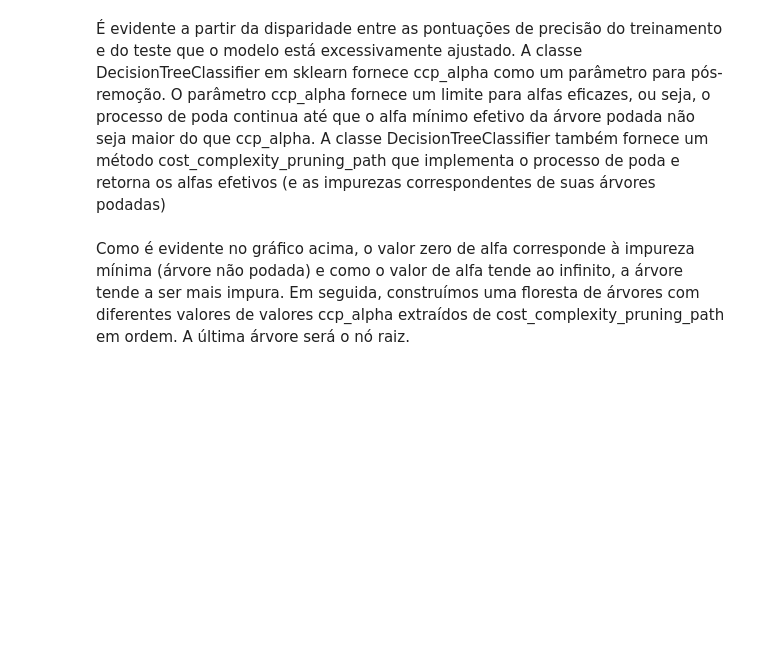
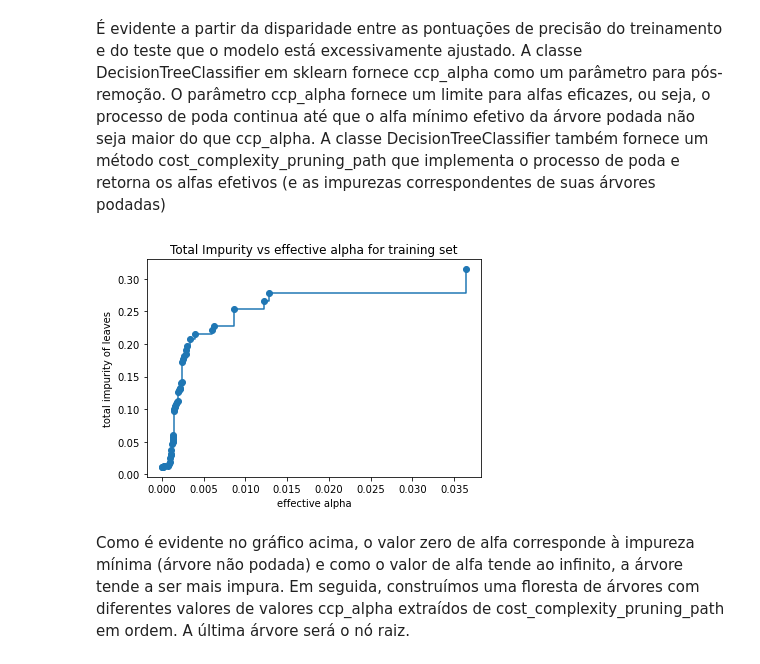
Before and after one commit to brondevitor/Python_Jorney, a Jupyter notebook: Regularização/Regularização II.ipynb, the cells around one changed output. Cells and saved outputs as stored; diff of their text form; code cells hidden in the pictures; blank space fills up the shorter version.

```diff
--- a/Regularização/Regularização II.ipynb
+++ b/Regularização/Regularização II.ipynb
@@ -92,6 +92,18 @@ Test Accuracy:  0.7761194029850746
 # %% [markdown]
 É evidente a partir da disparidade entre as pontuações de precisão do treinamento e do teste que o modelo está excessivamente ajustado.
 A classe DecisionTreeClassifier em sklearn fornece ccp_alpha como um parâmetro para pós-remoção. O parâmetro ccp_alpha fornece um limite para alfas eficazes, ou seja, o processo de poda continua até que o alfa mínimo efetivo da árvore podada não seja maior do que ccp_alpha. A classe DecisionTreeClassifier também fornece um método cost_complexity_pruning_path que implementa o processo de poda e retorna os alfas efetivos (e as impurezas correspondentes de suas árvores podadas)
+# %%
+path=DecisionTreeClassifier(random_state=1).cost_complexity_pruning_path(X_train, y_train)
+ccp_alphas, impurities = path.ccp_alphas, path.impurities
+# %%
+fig, ax = plt.subplots()
+ax.plot(ccp_alphas[:-1], impurities[:-1], marker='o', drawstyle="steps-post")
+ax.set_xlabel("effective alpha")
+ax.set_ylabel("total impurity of leaves")
+ax.set_title("Total Impurity vs effective alpha for training set")
+plt.show()
+# %% [output]
+[figure, added]
 # %% [markdown]
 
 Como é evidente no gráfico acima, o valor zero de alfa corresponde à impureza mínima (árvore não podada) e como o valor de alfa tende ao infinito, a árvore tende a ser mais impura.
```
Also changed, not shown: parts of 6 cells of this notebook.
